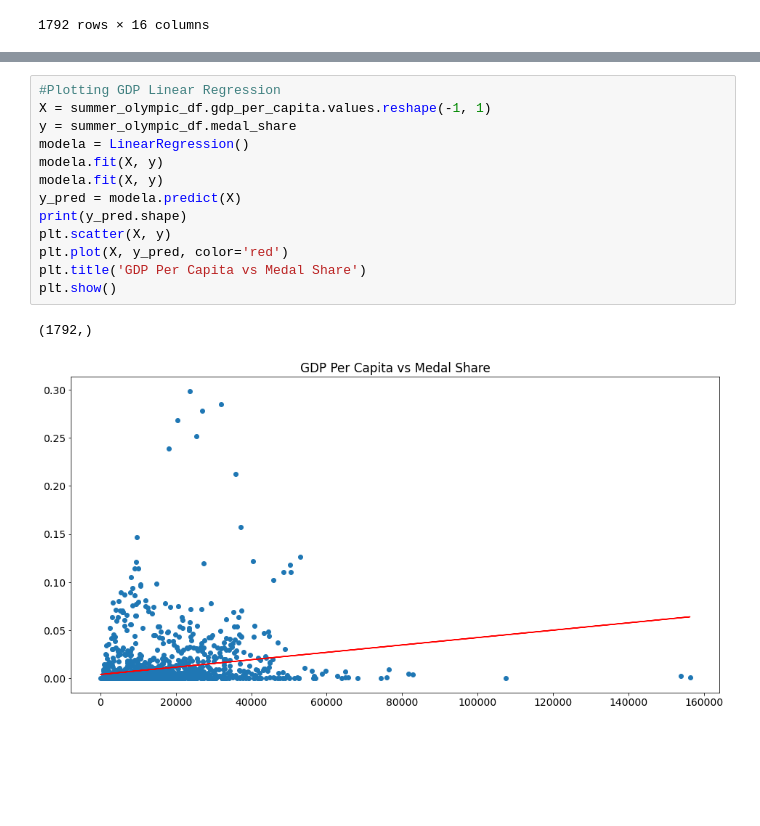
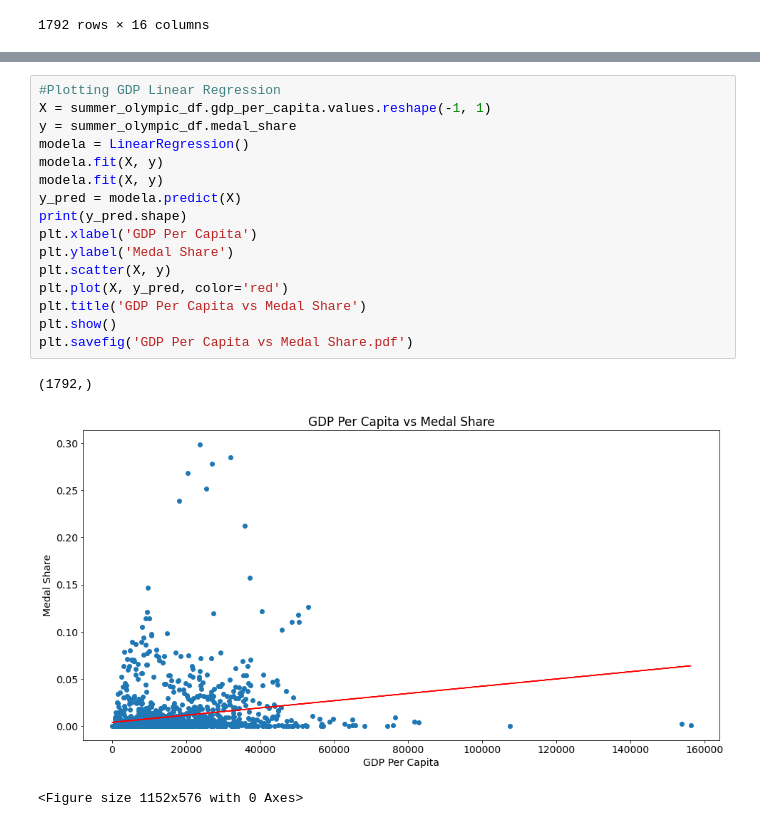
Before and after one commit to olympics2022/olympic_medal_analysis, a Jupyter notebook: Analysis/summer_lr_analysis.ipynb, the cells around one changed output, grey strips where cells are left out. Cells and saved outputs as stored; diff of their text form; blank space fills up the shorter version.

```diff
--- a/Analysis/summer_lr_analysis.ipynb
+++ b/Analysis/summer_lr_analysis.ipynb
@@ -108,19 +112,23 @@ strong multicollinearity or other numerical problems.
 # %%
 #Plotting GDP Linear Regression
 X = summer_olympic_df.gdp_per_capita.values.reshape(-1, 1)
 y = summer_olympic_df.medal_share
 modela = LinearRegression()
 modela.fit(X, y)
 modela.fit(X, y)
 y_pred = modela.predict(X)
 print(y_pred.shape)
+plt.xlabel('GDP Per Capita')
+plt.ylabel('Medal Share')
 plt.scatter(X, y)
 plt.plot(X, y_pred, color='red')
 plt.title('GDP Per Capita vs Medal Share')
 plt.show()
+plt.savefig('GDP Per Capita vs Medal Share.pdf')
 # %% [output]
 (1792,)
-[figure, old version]
+[figure, new version]
+<Figure size 1152x576 with 0 Axes>
 # %%
 # Population Linear Regression model
 model_pop = sm.ols(formula='medal_share ~ lnPopulation', data=summer_olympic_df).fit()
```
Also changed, not shown: parts of 6 cells of this notebook, 1 other file.
